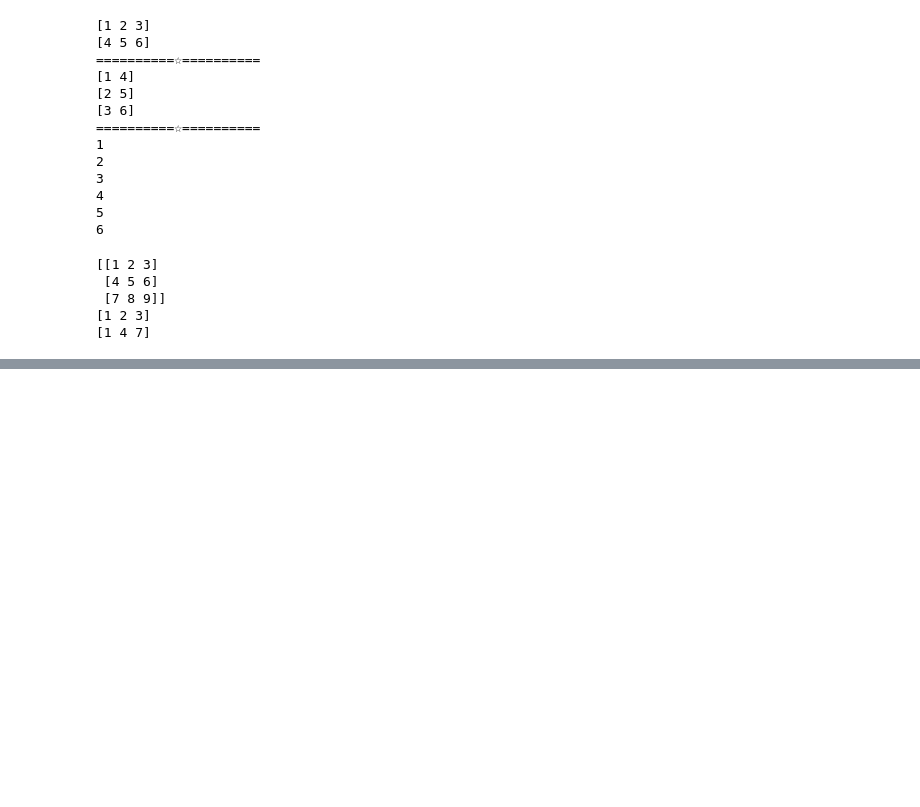
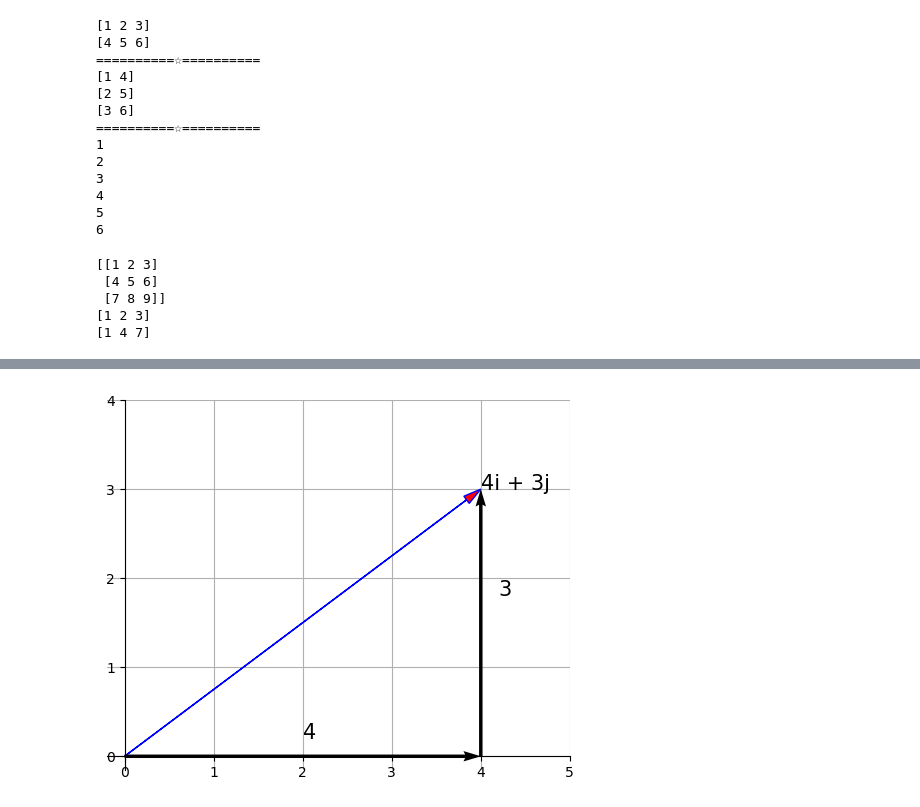
Before and after one commit to jieun000/python, a Jupyter notebook: 2_linearAlgebra/00_linearAlgebra.ipynb, the cells around one changed output, grey strips where cells are left out. Saved outputs shown, nothing was run; the diff lists cells and outputs as text; code cells hidden in the pictures; blank space fills up the shorter version.

```diff
--- a/2_linearAlgebra/00_linearAlgebra.ipynb
+++ b/2_linearAlgebra/00_linearAlgebra.ipynb
@@ -227,0 +390,30 @@ print(A[..., 0]) # 첫 번째 열 슬라이싱
+# %%
+import numpy as np
+import matplotlib.pyplot as plt
+
+fig = plt.figure()
+ax = fig.add_subplot(1, 1, 1)
+options = {"head_width":0.1, "head_length":0.2, "length_includes_head":True}
+ax.arrow(0, 0, 4, 3, fc = 'r', ec='b', **options)
+ax.quiver(0, 0, 4, 0, angles='xy', scale_units='xy', scale=1)
+ax.quiver(4, 0, 0, 3, angles='xy', scale_units='xy', scale=1)
+
+ax.text(2, 0.2, '4', size=15)
+ax.text(4.2, 1.8, '3', size=15)
+ax.text(4, 3, '4i + 3j', size=15)
+
+ax.set_xticks(range(0, 6))
+ax.set_yticks(range(0, 5))
+ax.grid()
+ax.set_axisbelow(True)
+ax.set_aspect('equal', adjustable='box')
+
+
+ax.spines['left'].set_position('zero')
+ax.spines['bottom'].set_position('zero')
+ax.spines['top'].set_color('none')
+ax.spines['right'].set_color('none')
+
+plt.show()
+# %% [output]
+[figure, added]
```
Also changed, not shown: parts of 27 cells of this notebook.
